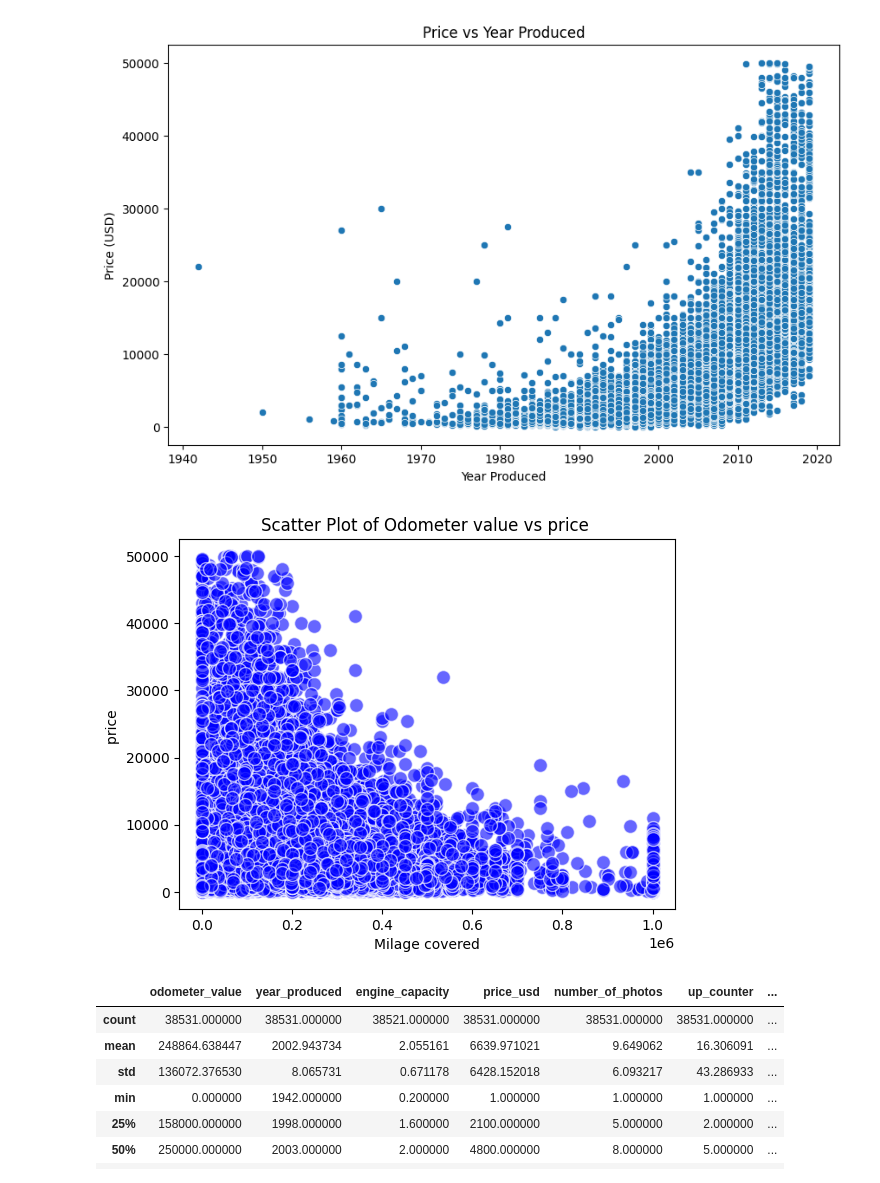
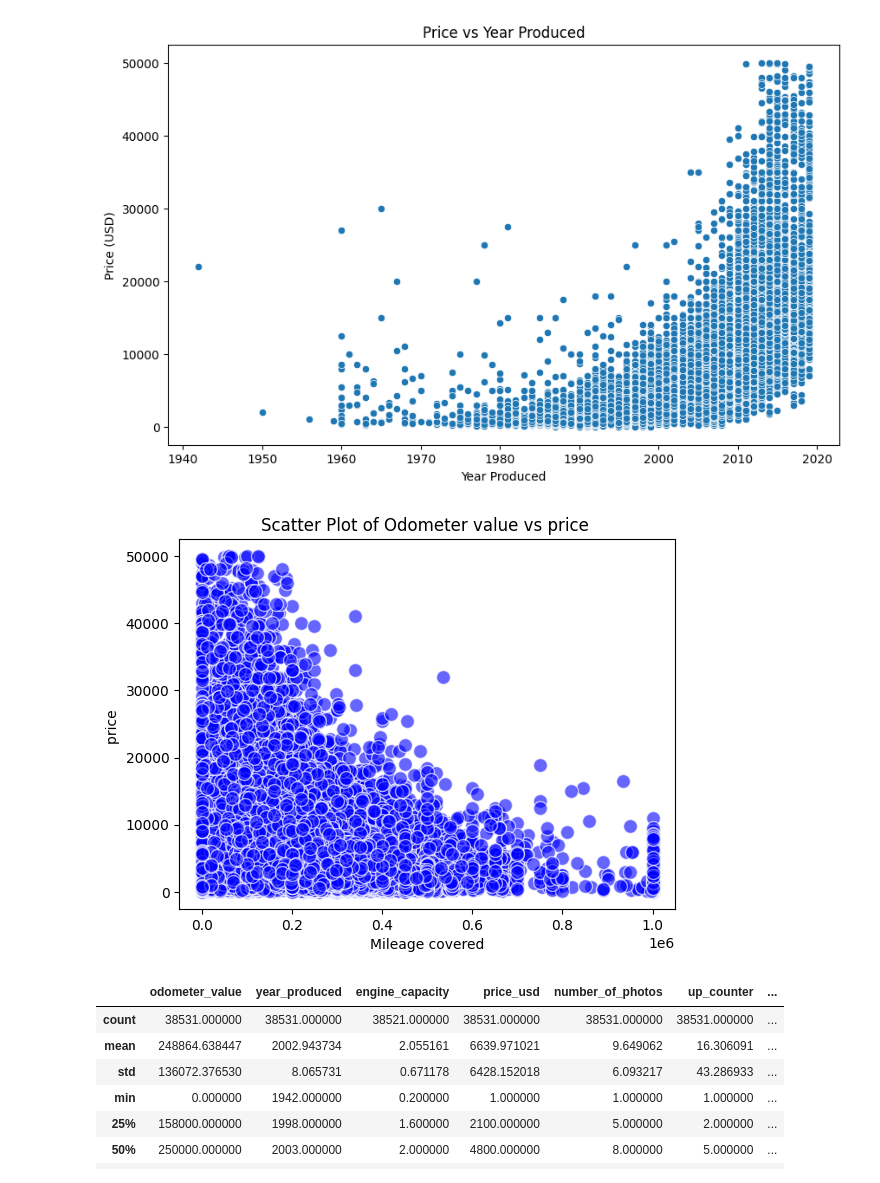
Before and after one commit to AleksandrNikolaev02/MachineLearning, a Jupyter notebook: homework.ipynb, the cells around one changed output. Cells and saved outputs as stored; diff of their text form; code cells hidden in the pictures.

```diff
--- a/homework.ipynb
+++ b/homework.ipynb
@@ -71,12 +71,12 @@ Text(0, 0.5, 'Price (USD)')
 [figure]
 # %%
 plt.scatter(df['odometer_value'], df['price_usd'],c='blue', alpha=0.6, edgecolors='w', s=100)
-plt.xlabel('Milage covered')
+plt.xlabel('Mileage covered')
 plt.ylabel('price ')
 plt.title('Scatter Plot of Odometer value vs price ')
 plt.show()
 # %% [output]
-[figure, old version]
+[figure, new version]
 # %%
 df.describe()
 # %% [output]
```
Also changed, not shown: parts of 18 cells of this notebook.
